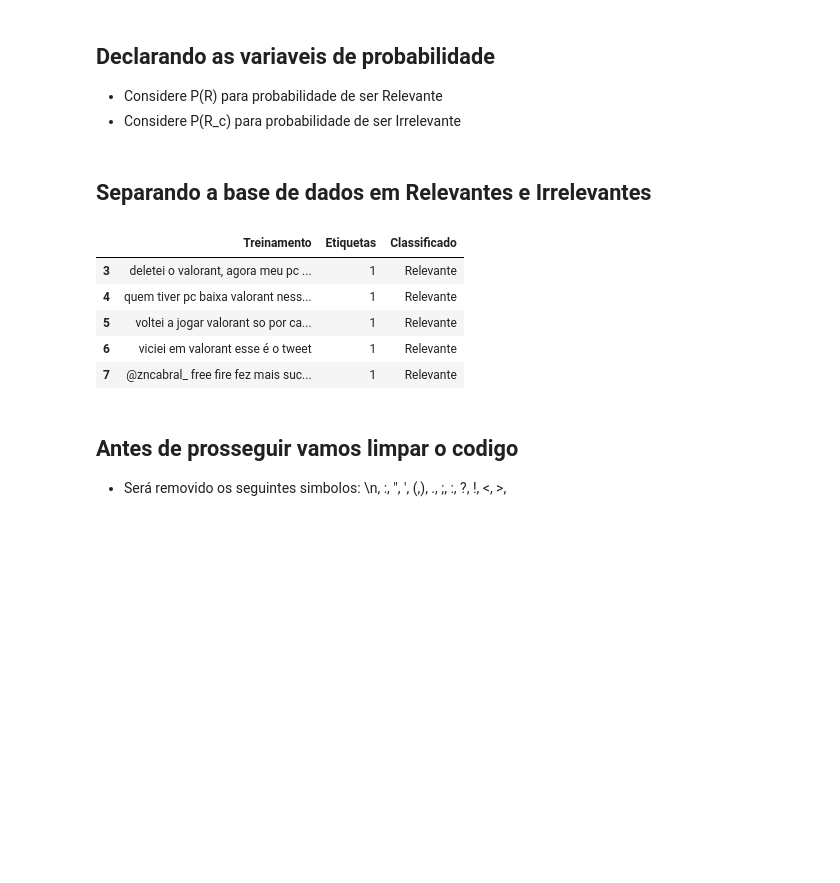
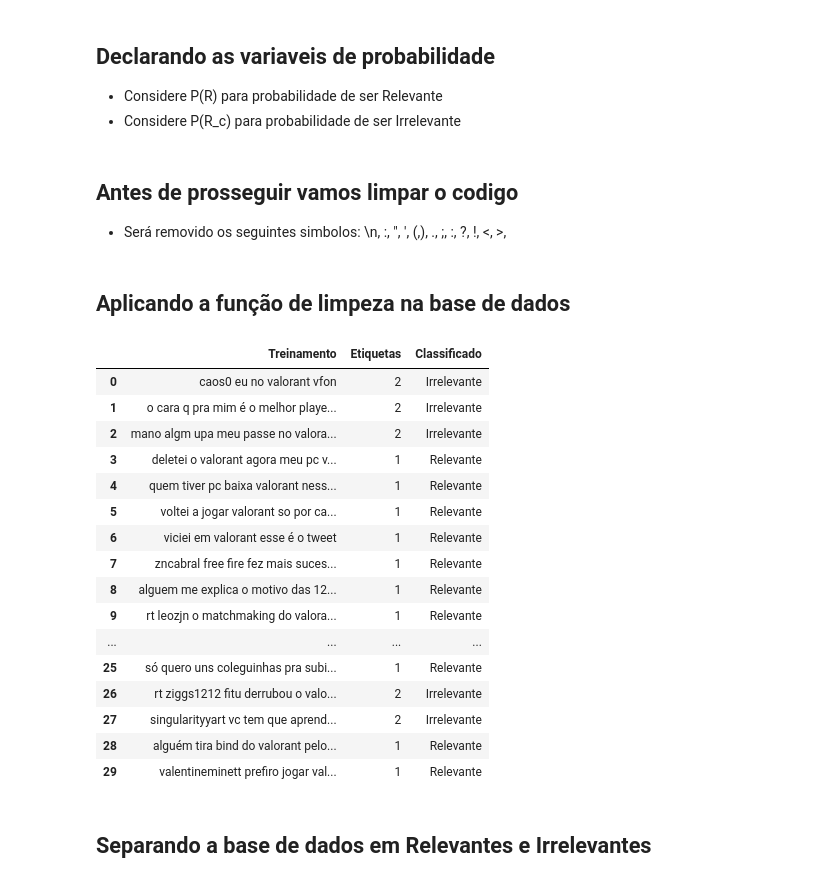
Before and after one commit to wilgnerl/Projeto1-Cdados, a Jupyter notebook: Oficial/Projeto Ciencia de dados.ipynb, the cells around one changed output. Saved outputs shown, nothing was run; the diff lists cells and outputs as text; code cells hidden in the pictures; blank space fills up the shorter version.

```diff
--- a/Oficial/Projeto Ciencia de dados.ipynb
+++ b/Oficial/Projeto Ciencia de dados.ipynb
@@ -94,6 +94,44 @@ Name: Classificado, dtype: float64
 # %%
 P_R_c = Probabilidade_total[0]
 P_R = Probabilidade_total[1]
+# %% [markdown]
+## Antes de prosseguir vamos limpar o codigo
+
+* Será removido os seguintes simbolos: \n, :, ", ', (,), ., ;, :, ?, !, <, >,
+# %%
+def limpa_texto(text):
+
+    #import string
+    punctuation = '[!-.:?;@_,<>/\)(#%$|\n]' # Note que os sinais [] são delimitadores de um conjunto.
+    pattern = re.compile(punctuation)
+    text_subbed = re.sub(pattern, '', text)
+    return text_subbed
+# %% [markdown]
+## Aplicando a função de limpeza na base de dados
+# %%
+dados['Treinamento'] = dados['Treinamento'].apply(limpa_texto)
+# %%
+# Checando se funcionou e se os emojis ainda funcionam
+pd.set_option('max_colwidth', -1)
+dados.head(30)
+# %% [output]
+|  | Treinamento | Etiquetas | Classificado |
+| 0 | caos0 eu no valorant vfon | 2 | Irrelevante |
+| 1 | o cara q pra mim é o melhor playe... | 2 | Irrelevante |
+| 2 | mano algm upa meu passe no valora... | 2 | Irrelevante |
+| 3 | deletei o valorant agora meu pc v... | 1 | Relevante |
+| 4 | quem tiver pc baixa valorant ness... | 1 | Relevante |
+| 5 | voltei a jogar valorant so por ca... | 1 | Relevante |
+| 6 | viciei em valorant esse é o tweet | 1 | Relevante |
+| 7 | zncabral free fire fez mais suces... | 1 | Relevante |
+| 8 | alguem me explica o motivo das 12... | 1 | Relevante |
+| 9 | rt leozjn o matchmaking do valora... | 1 | Relevante |
+| ... | ... | ... | ... |
+| 25 | só quero uns coleguinhas pra subi... | 1 | Relevante |
+| 26 | rt ziggs1212 fitu derrubou o valo... | 2 | Irrelevante |
+| 27 | singularityyart vc tem que aprend... | 2 | Irrelevante |
+| 28 | alguém tira bind do valorant pelo... | 1 | Relevante |
+| 29 | valentineminett prefiro jogar val... | 1 | Relevante |
 # %% [markdown]
 ## Separando a base de dados em Relevantes e Irrelevantes
 # %%
@@ -102,16 +140,3 @@ filtro_irrelevante = dados.Classificado == 'Irrelevante'
 
 dados_relevantes = dados.loc[filtro_relevante,:]
 dados_irrelevantes = dados.loc[filtro_irrelevante,:]
-# %%
-dados_relevantes.head()
-# %% [output]
-|  | Treinamento | Etiquetas | Classificado |
-| 3 | deletei o valorant, agora meu pc ... | 1 | Relevante |
-| 4 | quem tiver pc baixa valorant ness... | 1 | Relevante |
-| 5 | voltei a jogar valorant so por ca... | 1 | Relevante |
-| 6 | viciei em valorant esse é o tweet | 1 | Relevante |
-| 7 | @zncabral_ free fire fez mais suc... | 1 | Relevante |
-# %% [markdown]
-## Antes de prosseguir vamos limpar o codigo
-
-* Será removido os seguintes simbolos: \n, :, ", ', (,), ., ;, :, ?, !, <, >,
```
Also changed, not shown: parts of 6 cells of this notebook, 1 other file.
